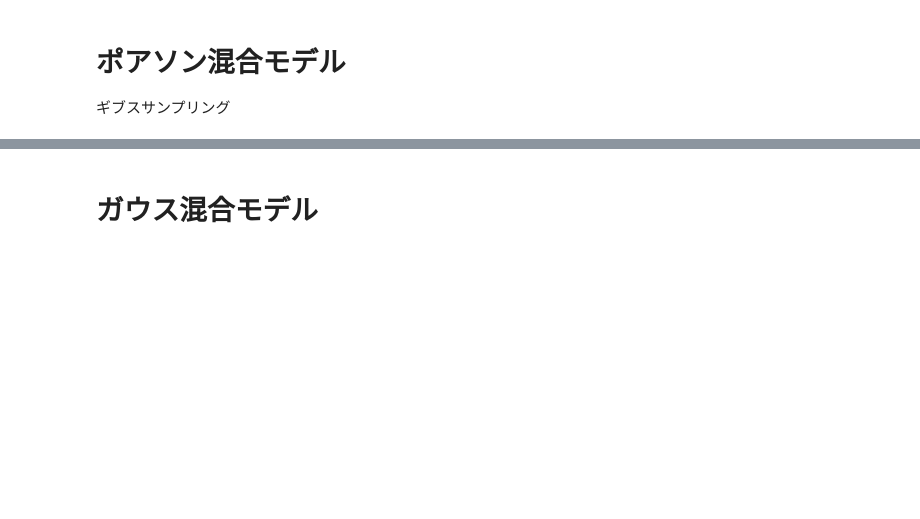
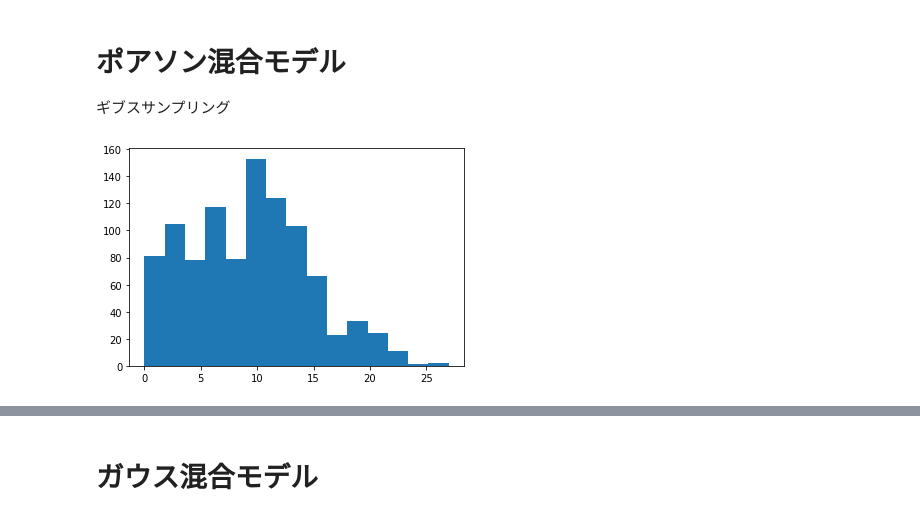
Before and after one commit to kidaufo/StatisticalModeling, a Jupyter notebook: approx_prob_dist.ipynb, the cells around one changed output, grey strips where cells are left out. Drawn from its saved outputs; the diff is of its cells as text; code cells hidden in the pictures; blank space fills up the shorter version.

```diff
--- a/approx_prob_dist.ipynb
+++ b/approx_prob_dist.ipynb
@@ -131,3 +132,31 @@ plt.scatter(samples[0,0], samples[0,1], c="r", marker="s")
 # %% [markdown]
 # ポアソン混合モデル
 ギブスサンプリング
+# %%
+n_cluster = 3
+z_list = np.array([0.2, 0.5, 0.3])
+mu_list = np.array([2, 9, 15])
+color_list = ["r", "g", "b"]
+
+random.seed(18)
+
+n_sample = 1000
+
+# 各サンプルをどの分布から発生させるか
+lab = random.choice(n_cluster, n_sample, p=z_list)
+class_count = Counter(lab)
+
+data = []
+for i in range(n_cluster):
+    y = stats.poisson(mu_list[i]).rvs(class_count[i])
+    data.append(y)
+# %%
+D = np.hstack(data)
+y_max = D.max()
+# bins = np.arange(-0.5, y_max + 1)
+N, bins, patches = plt.hist(D, bins=15)
+
+bin_counts = np.vstack([pd.cut(y, bins).value_counts().values for y in data]).transpose()
+gamma = bin_counts / bin_counts.sum(axis=1, keepdims=True)
+# %% [output]
+[figure, added]
```
Also changed, not shown: parts of 18 cells of this notebook.
